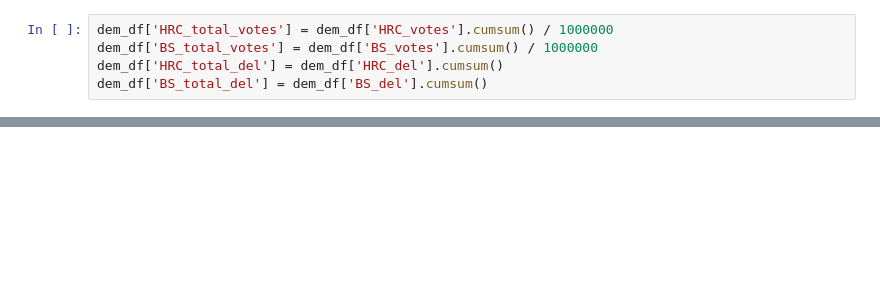
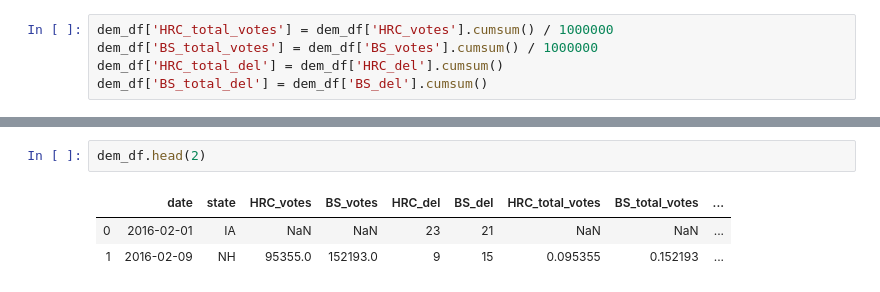
Before and after one commit to MattTriano/dem_primary_2016, a Jupyter notebook: analysis/Untitled.ipynb, the cells around one changed output, grey strips where cells are left out. Drawn from its saved outputs; the diff is of its cells as text; blank space fills up the shorter version.

```diff
--- a/analysis/Untitled.ipynb
+++ b/analysis/Untitled.ipynb
@@ -78,0 +109,6 @@ plt.savefig(os.path.join('..','output', 'total_votes_dem_won_2016_states.png'))
+# %%
+dem_df.head(2)
+# %% [output]
+|  | date | state | HRC_votes | BS_votes | HRC_del | BS_del | HRC_total_votes | BS_total_votes | ... |
+| 0 | 2016-02-01 | IA | NaN | NaN | 23 | 21 | NaN | NaN | ... |
+| 1 | 2016-02-09 | NH | 95355.0 | 152193.0 | 9 | 15 | 0.095355 | 0.152193 | ... |
```
Also changed, not shown: parts of 7 cells of this notebook, 3 other files.
